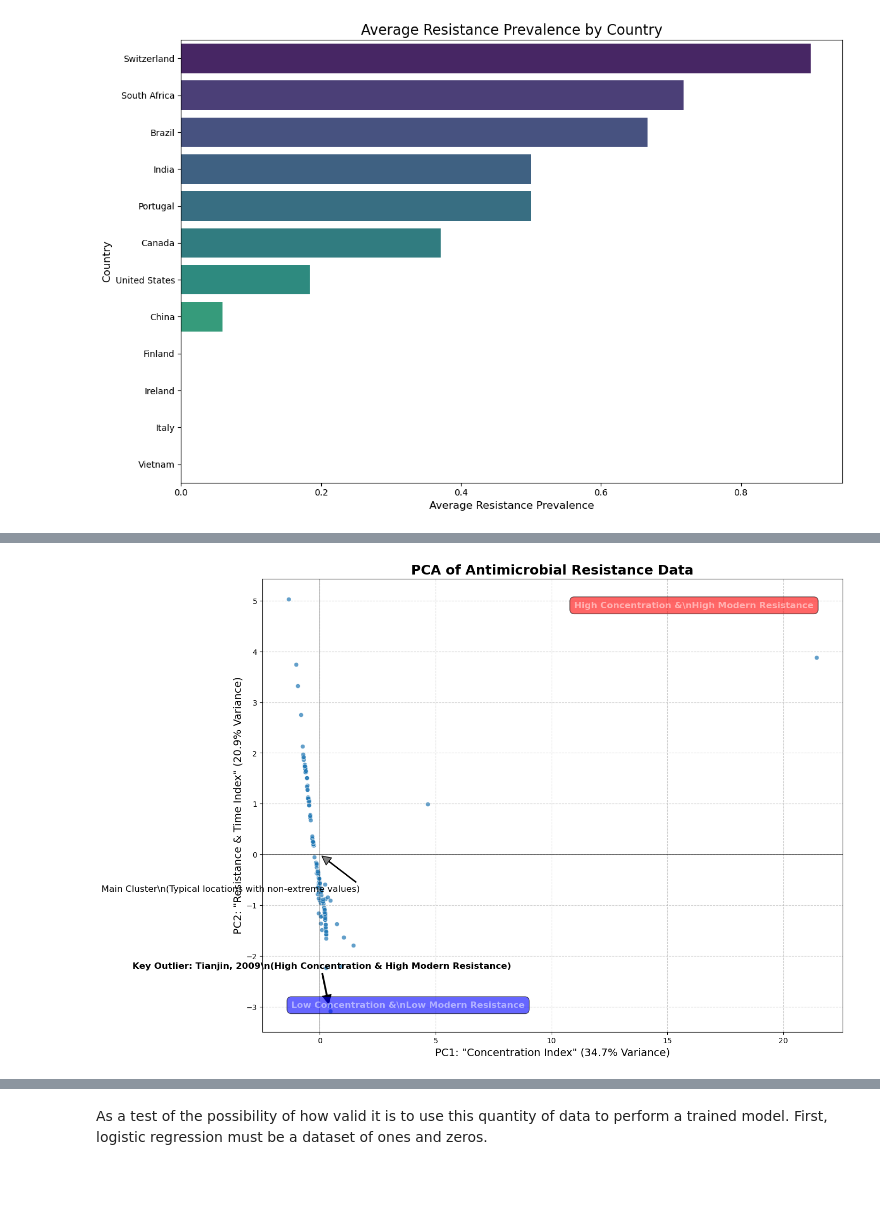
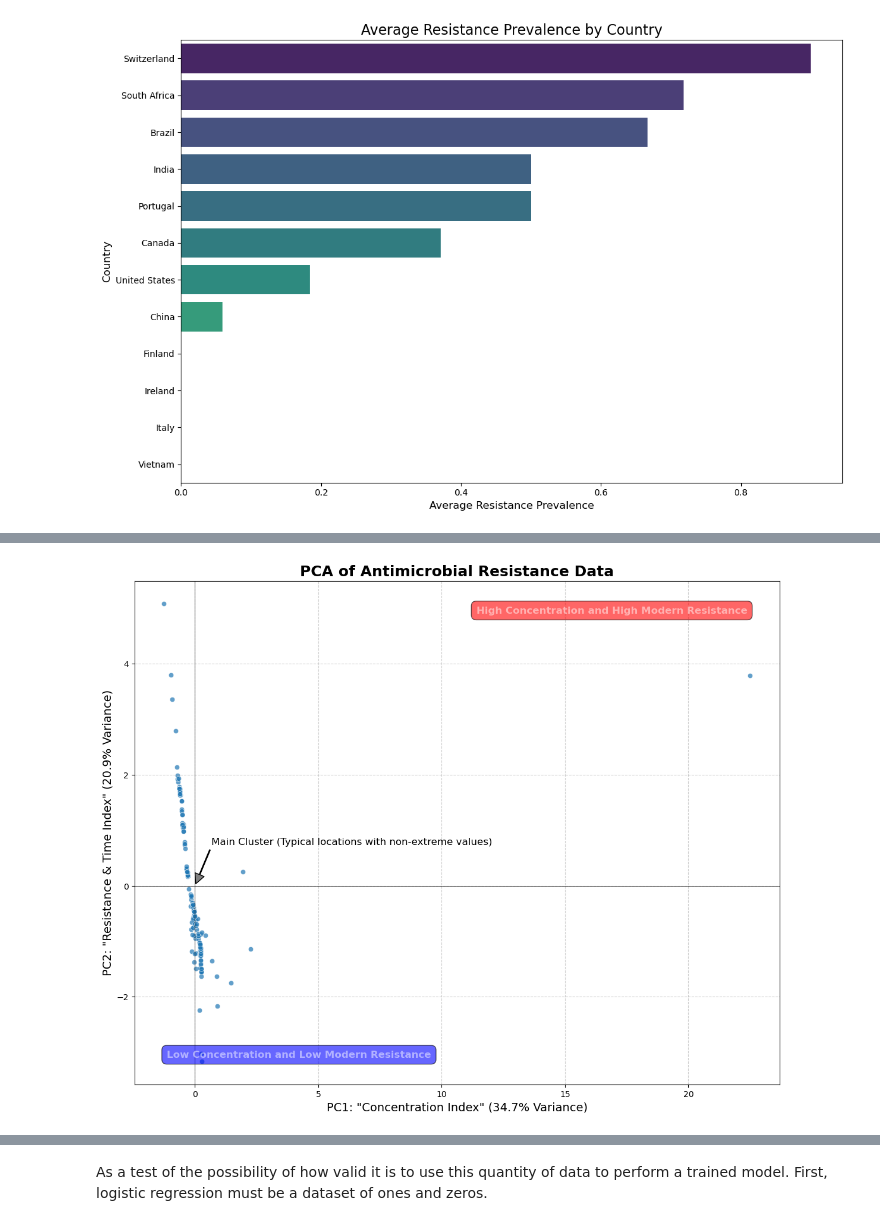
Before and after one commit to patrickayres/AntimicrobialResistanceAnalysis, a Jupyter notebook: AMR_DataAnalysis.ipynb, the cells around one changed output, grey strips where cells are left out. Cells and saved outputs as stored; diff of their text form; code cells hidden in the pictures; blank space fills up the shorter version.

```diff
--- a/AMR_DataAnalysis.ipynb
+++ b/AMR_DataAnalysis.ipynb
@@ -1052,54 +1061,45 @@ principal_df = pd.DataFrame(data = principalComponents,
 # Combine PCA results with original identifying info
 final_df = pd.concat([df_pca[['Country', 'Geolocation', 'Year']], principal_df], axis=1)
 
-# CREATE ANNOTATED VISUAL
+# Create annotated visual
 plt.figure(figsize=(14, 11))
 ax = sns.scatterplot(x='principal component 1', y='principal component 2', data=final_df, alpha=0.7)
 
-# ANNOTATIONS
-# Annotate Tianjin Outlier
-# coordinates of the Tianjin point
-outlier_point = final_df[final_df['Geolocation'] == 'Tianjin']
-if not outlier_point.empty:
-    plt.annotate('Key Outlier: Tianjin, 2009\\n(High Concentration & High Modern Resistance)',
-                 xy=(outlier_point['principal component 1'].iloc[0], outlier_point['principal component 2'].iloc[0]),
-                 xytext=(-10, 50), textcoords='offset points',
-                 arrowprops=dict(facecolor='black', shrink=0.05, width=1.5),
-                 fontsize=12, fontweight='bold', ha='center')
+# Annotations
 
-# 2. Annotate Main Cluster
-plt.annotate('Main Cluster\\n(Typical locations with non-extreme values)',
+# Annotate Main Cluster
+plt.annotate('Main Cluster (Typical locations with non-extreme values)',
              xy=(0, 0),
-             xytext=(-120, -50), textcoords='offset points',
+             xytext=(20, 50), textcoords='offset points',
              arrowprops=dict(facecolor='gray', shrink=0.05, width=1),
-             fontsize=12, ha='center')
+             fontsize=12, ha='left')
 
-# 3. Annotate the meaning of axes/quadrants
-plt.text(0.95, 0.95, 'High Concentration &\\nHigh Modern Resistance',
+# Annotate the meaning of axes/quadrants
+plt.text(0.95, 0.95, 'High Concentration and High Modern Resistance',
          transform=ax.transAxes, fontsize=12,
          verticalalignment='top', horizontalalignment='right',
          backgroundcolor='red', color='white', alpha=0.5, weight='bold',
          bbox=dict(boxstyle='round,pad=0.5', fc='red', ec='black', alpha=0.6))
 
-plt.text(0.05, 0.05, 'Low Concentration &\\nLow Modern Resistance',
+plt.text(0.05, 0.05, 'Low Concentration and Low Modern Resistance',
          transform=ax.transAxes, fontsize=12,
          verticalalignment='bottom', horizontalalignment='left',
          backgroundcolor='blue', color='white', alpha=0.5, weight='bold',
          bbox=dict(boxstyle='round,pad=0.5', fc='blue', ec='black', alpha=0.6))
 
 # Set titles and labels
 plt.title('PCA of Antimicrobial Resistance Data', fontsize=18, fontweight='bold')
 plt.xlabel('PC1: "Concentration Index" (34.7% Variance)', fontsize=14)
 plt.ylabel('PC2: "Resistance & Time Index" (20.9% Variance)', fontsize=14)
 plt.grid(True, linestyle='--', alpha=0.6)
 plt.axhline(0, color='black', linewidth=0.5)
 plt.axvline(0, color='black', linewidth=0.5)
 
 # Save and show figure
 plt.savefig('annotated_pca_plot.png')
 plt.show()
 # %% [output]
-[figure, old version]
+[figure, new version]
 # %%
 
 # Load Data and Perform PCA
```
Also changed, not shown: parts of 40 cells of this notebook.
